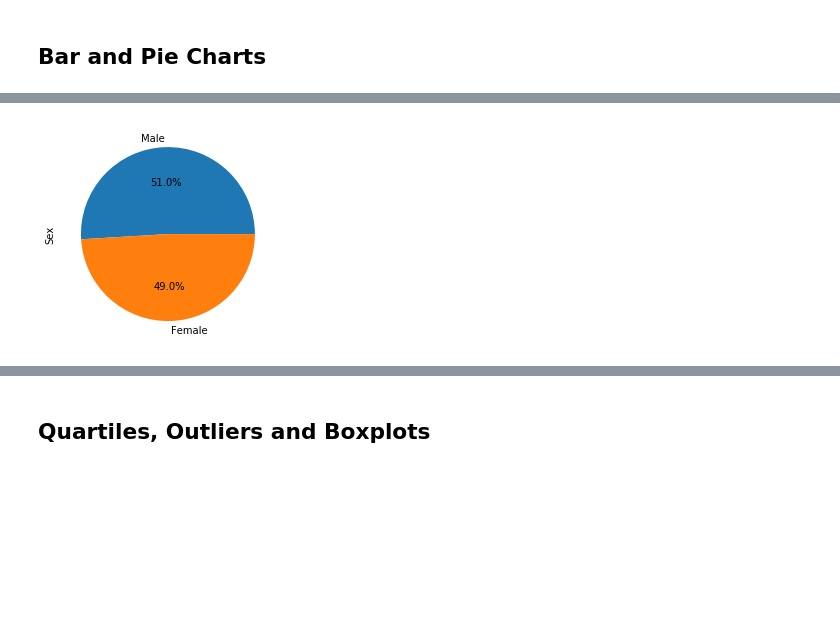
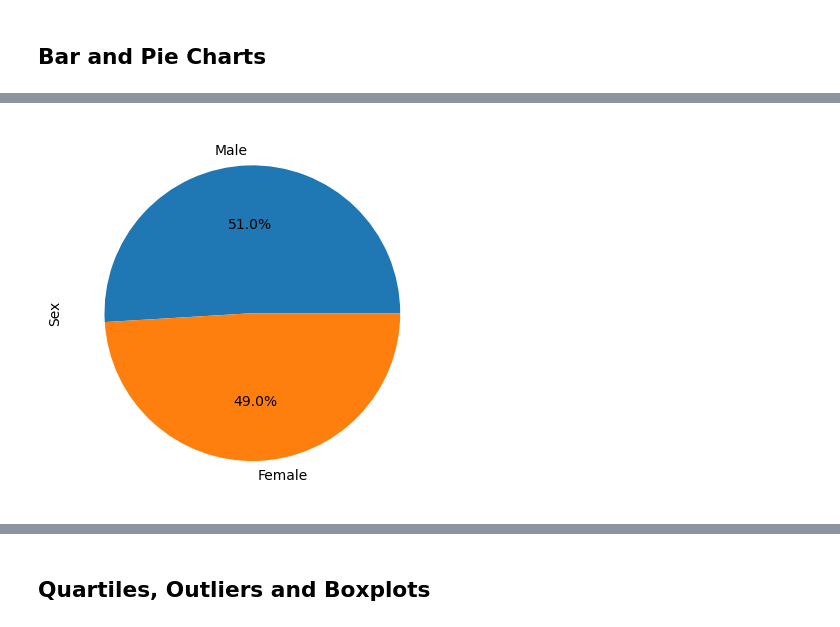
Before and after one commit to Arc5en/Pymaceuticals, a Jupyter notebook: Pymaceuticals/pymaceuticals.ipynb, the cells around one changed output, grey strips where cells are left out. Saved outputs shown, nothing was run; the diff lists cells and outputs as text; code cells hidden in the pictures; blank space fills up the shorter version.

```diff
--- a/Pymaceuticals/pymaceuticals.ipynb
+++ b/Pymaceuticals/pymaceuticals.ipynb
@@ -20,7 +24,11 @@ mouse_metadata = pd.read_csv(mouse_metadata_path)
 study_results = pd.read_csv(study_results_path)
 
 # Combine the data into a single dataset
+full_mouse_df = pd.merge(study_results, mouse_metadata, on="Mouse ID", how="left")
 
 # Display the data table for preview
+full_mouse_df
+
+# Should combine CSV files into one table via the Mouse ID found in both files.
 # %% [output]
 |  | Mouse ID | Timepoint | Tumor Volume (mm3) | Metastatic Sites | Drug Regimen | Sex | Age_months | ... |
@@ -35,6 +51,8 @@ study_results = pd.read_csv(study_results_path)
 249
 # %%
 # Getting the duplicate mice by ID number that shows up for Mouse ID and Timepoint.
+duplicate_mouse_ids = full_mouse_df[full_mouse_df.duplicated(subset = ["Mouse ID", "Timepoint"])]["Mouse ID"].unique()
+duplicate_mouse_ids
 # %% [output]
 array(['g989'], dtype=object)
 # %%
@@ -56,5 +78,9 @@ array(['g989'], dtype=object)
 | 1592 | g989 | 35 | 62.570880 | 2 | Propriva | Female | 21 | ... |
 # %%
 # Create a clean DataFrame by dropping the duplicate mouse by its ID.
+no_dupes_df = full_mouse_df[full_mouse_df["Mouse ID"].isin(duplicate_mouse_ids) == False]
+no_dupes_df
+
+# Same table as first without duplicate information about mouse g989
 # %% [output]
 |  | Mouse ID | Timepoint | Tumor Volume (mm3) | Metastatic Sites | Drug Regimen | Sex | Age_months | ... |
@@ -120,4 +196,8 @@ array(['g989'], dtype=object)
 # %%
-# Generate a pie plot showing the distribution of female versus male mice using Pandas
+# Generate a pie plot showing the distribution of female versus male mice using pyplot
+gender = no_dupes_df.Sex.value_counts()
+plt.pie(gender.values, labels=gender.index.values, autopct="%1.1f%%")
+plt.ylabel("Sex")
+plt.show()
 # %% [output]
-[figure, old version]
+[figure, new version]
```
Also changed, not shown: parts of 22 cells of this notebook, 1 other file.
